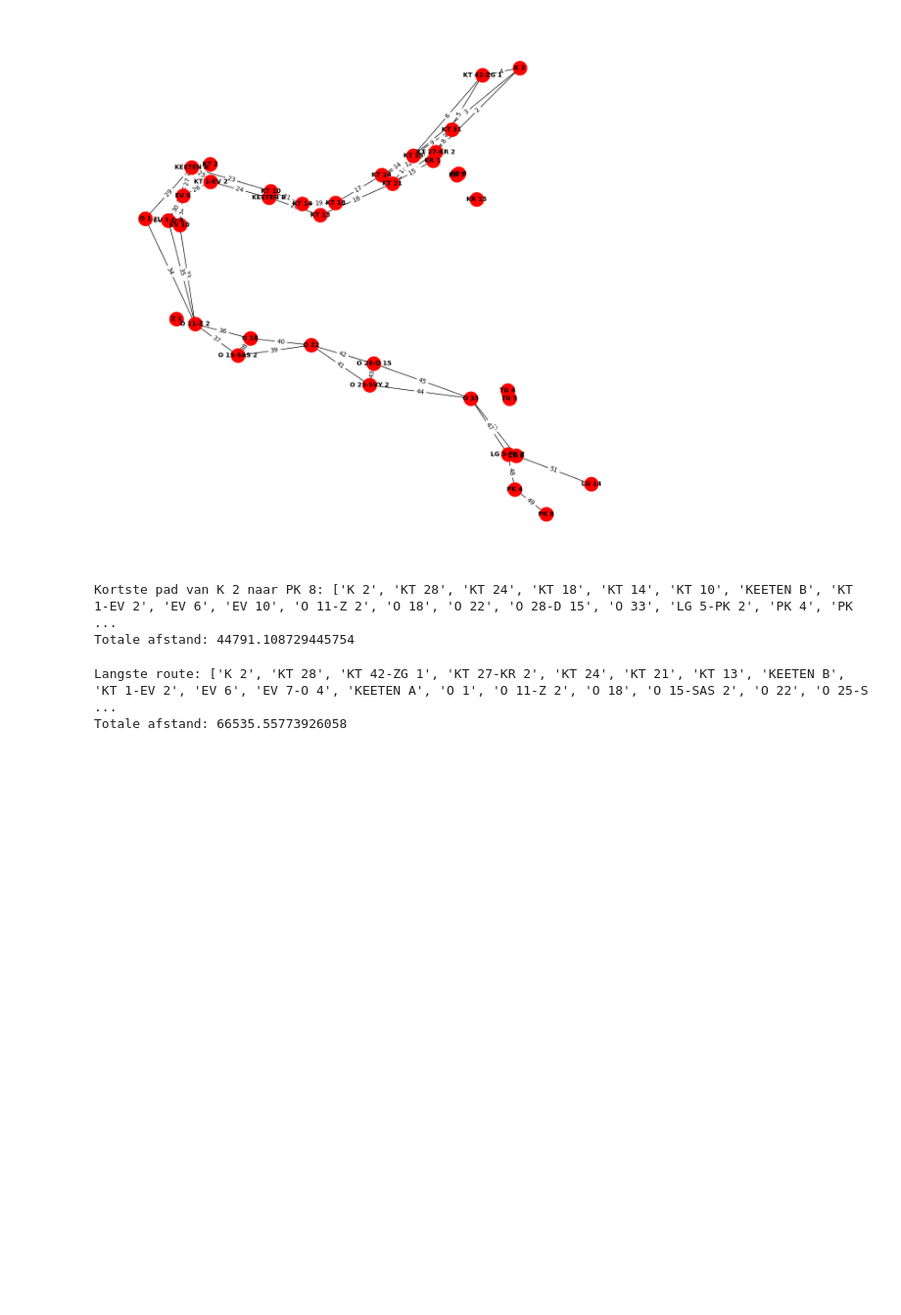
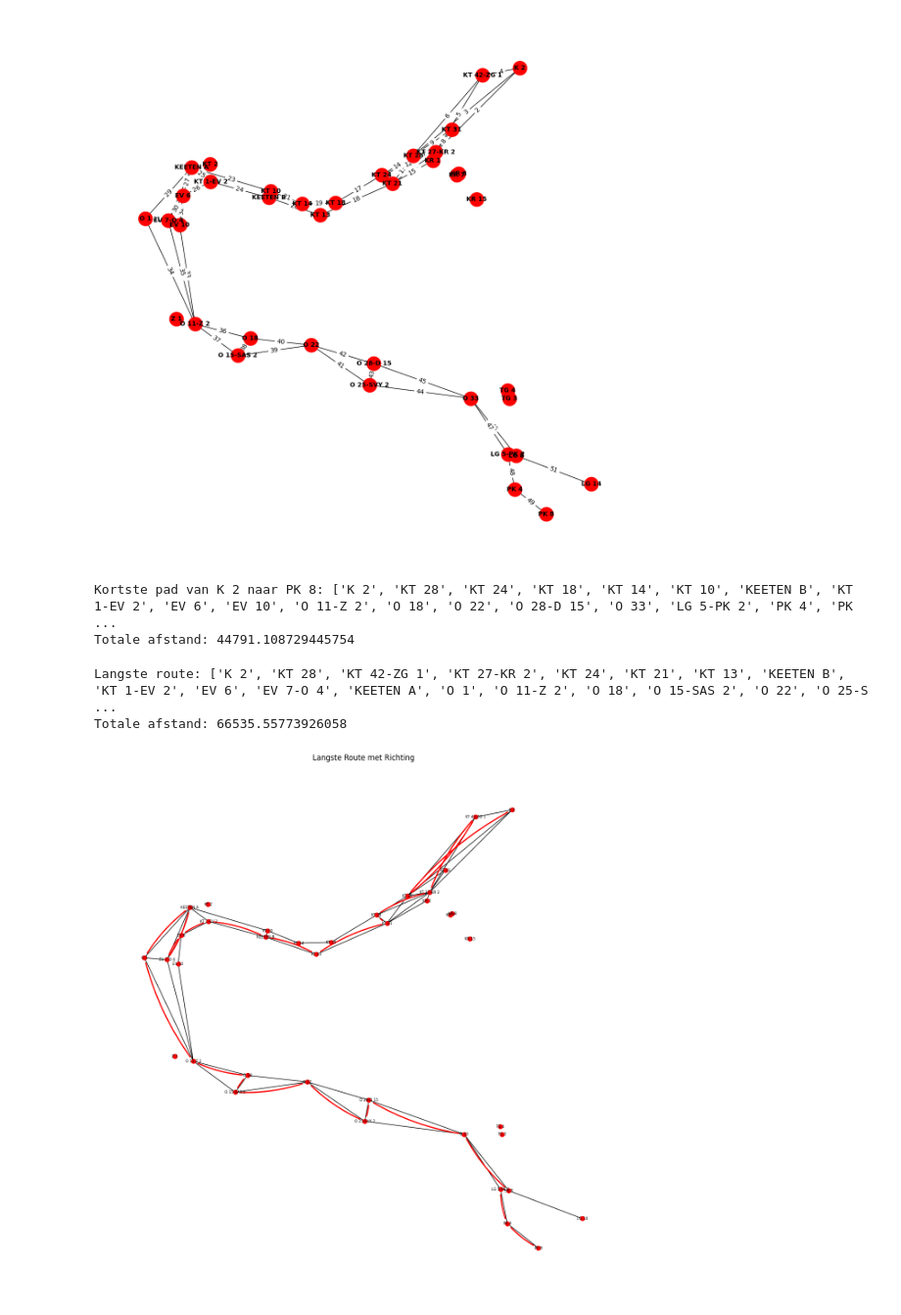
Before and after one commit to ajruben/spatial_project_zeilen, a Jupyter notebook: scripts/voorbereiden_data.ipynb, the cells around one changed output. Shown at 98% size. Saved outputs shown, nothing was run; the diff lists cells and outputs as text; code cells hidden in the pictures; blank space fills up the shorter version.

```diff
--- a/scripts/voorbereiden_data.ipynb
+++ b/scripts/voorbereiden_data.ipynb
@@ -286,7 +271,7 @@ vaarwater_boeien = {"KRAMMER": ["K 2"],
                                   "LG 14"],
                "KRABBENKREEK":["KR 1", "KR 7", "KR 8", "KR 15"]}
 
-routes = {2:("K 2", "KT 27-KR 2"),
+rakken = {2:("K 2", "KT 27-KR 2"),
           3:("K 2", "KT 28"),
           4:("K 2", "KT 42-ZG 1"),
           5:("KT 42-ZG 1", "KT 27-KR 2"),
@@ -337,13 +322,16 @@ routes = {2:("K 2", "KT 27-KR 2"),
           50:("LG 5-PK 2", "LG 8"),
           51:("LG 8", "LG 14"),
             }
+
 #aantal boeien in dict
 lenb = 0
 for i in vaarwater_boeien:
     lenb += len(vaarwater_boeien[i])
 print(lenb)#38 features
+
 #boeien selecteren uit gdf
 gdf_8uren = gdf[gdf.apply(lambda row: row["benaming"] in vaarwater_boeien.get(row["vaarwater"], []), axis=1)]
+
 #aantal boeien gdf
 print(len(gdf_8uren)) #38 features
 
@@ -504,14 +485,14 @@ Network
 G = nx.Graph()
 
 #boeien als nodes toevoegen, voorlopig simpel
-for _, row in gdf_8uren.iterrows():
-    G.add_node(row["benaming"], pos=(row.geometry.x, row.geometry.y))
+for _, boei in gdf_8uren.iterrows():
+    G.add_node(boei["benaming"], pos=(boei.geometry.x, boei.geometry.y))
 
 #rakken toevoegen als egdes
-for _, rak in routes_gdf.iterrows():
-    # Voeg de route toe met gewicht, zoals afstand
-    distance = rak.geometry.length  # Bereken de lengte van de lijn
-    G.add_edge(rak["start"], rak["end"], weight=distance, rak = rak["route_number"])
+for _, rak in rakken_gdf.iterrows():
+    #als makkelijke test: raklengte als gewicht
+    rak_lengte = rak.geometry.length
+    G.add_edge(rak["start_boei"], rak["eind_boei"], weight=rak_lengte, rak_nr = rak["rak_nr"])
 # %%
 #network plotten
 import matplotlib.pyplot as plt
@@ -586,3 +567,31 @@ print("Totale afstand:", distance)
 # %% [output]
 Langste route: ['K 2', 'KT 28', 'KT 42-ZG 1', 'KT 27-KR 2', 'KT 24', 'KT 21', 'KT 13', 'KEETEN B', 'KT 1-EV 2', 'EV 6', 'EV 7-O 4', 'KEETEN A', 'O 1', 'O 11-Z 2', 'O 18', 'O 15-SAS 2', 'O 22', 'O 25-S ...
 Totale afstand: 66535.55773926058
+# %%
+#ROUTE ZELF VISUALISEREN
+
+# Posities van de knooppunten ophalen
+pos = nx.get_node_attributes(G, 'pos')
+
+# Visualiseer de graaf
+plt.figure(figsize=(12, 12))
+nx.draw(G, pos, with_labels=True, node_size=50, node_color="red", font_size=6)
+
+# Highlight de langste route met pijlen voor richting
+edges_in_path = [(path[i], path[i + 1]) for i in range(len(path) - 1)]
+nx.draw_networkx_edges(
+    G,
+    pos,
+    edgelist=edges_in_path,
+    edge_color="red",
+    width=2,
+    arrows=True,  # Voeg pijlen toe om de richting aan te geven
+    arrowsize=15,  # Grootte van de pijlen
+    connectionstyle="arc3,rad=0.1"  # Maak de verbindingen licht gebogen voor betere leesbaarheid
+)
+
+# Titel en tonen
+plt.title("Langste Route met Richting")
+plt.show()
+# %% [output]
+[figure, added]
```
Also changed, not shown: parts of 7 cells of this notebook, 3 other files.
